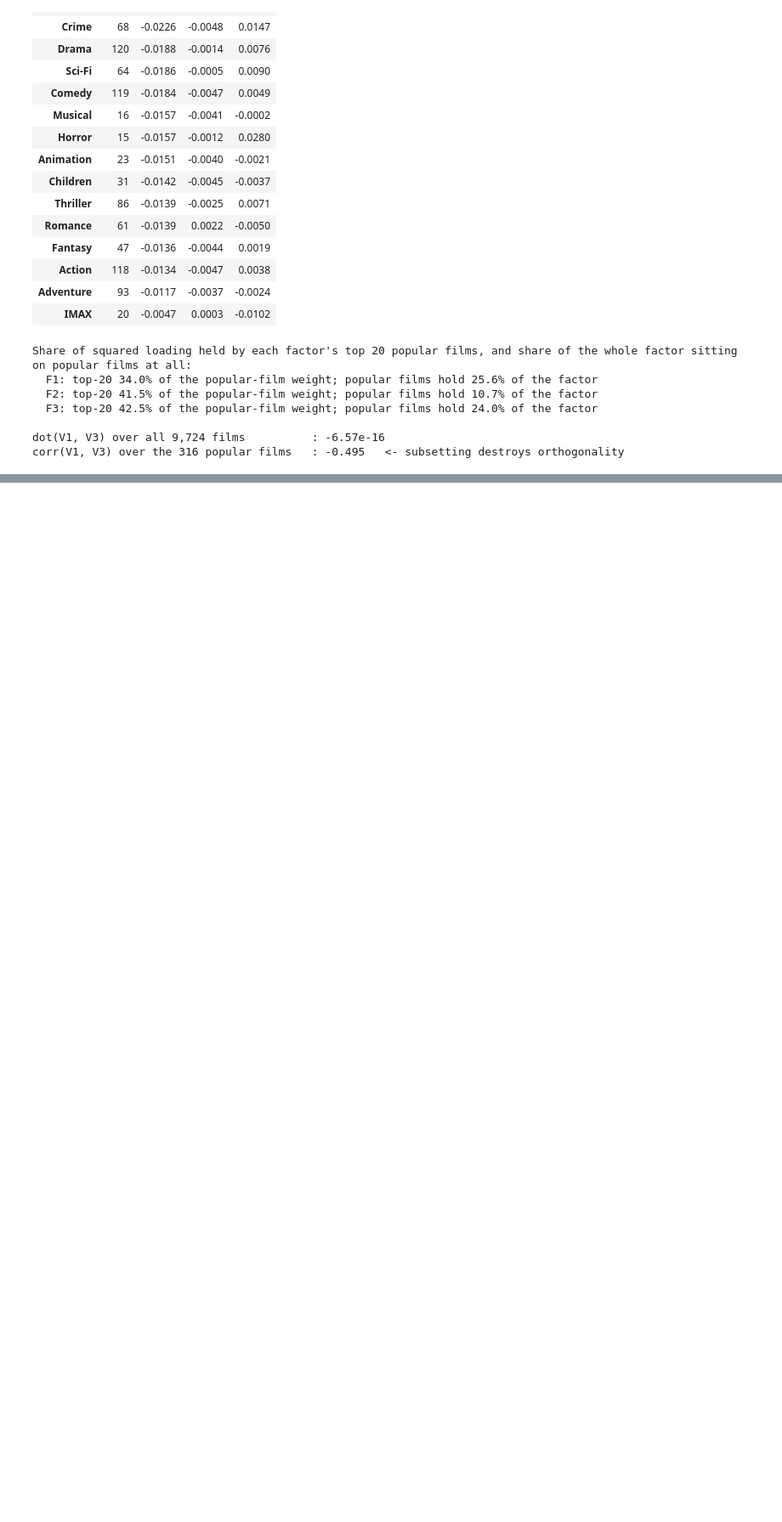
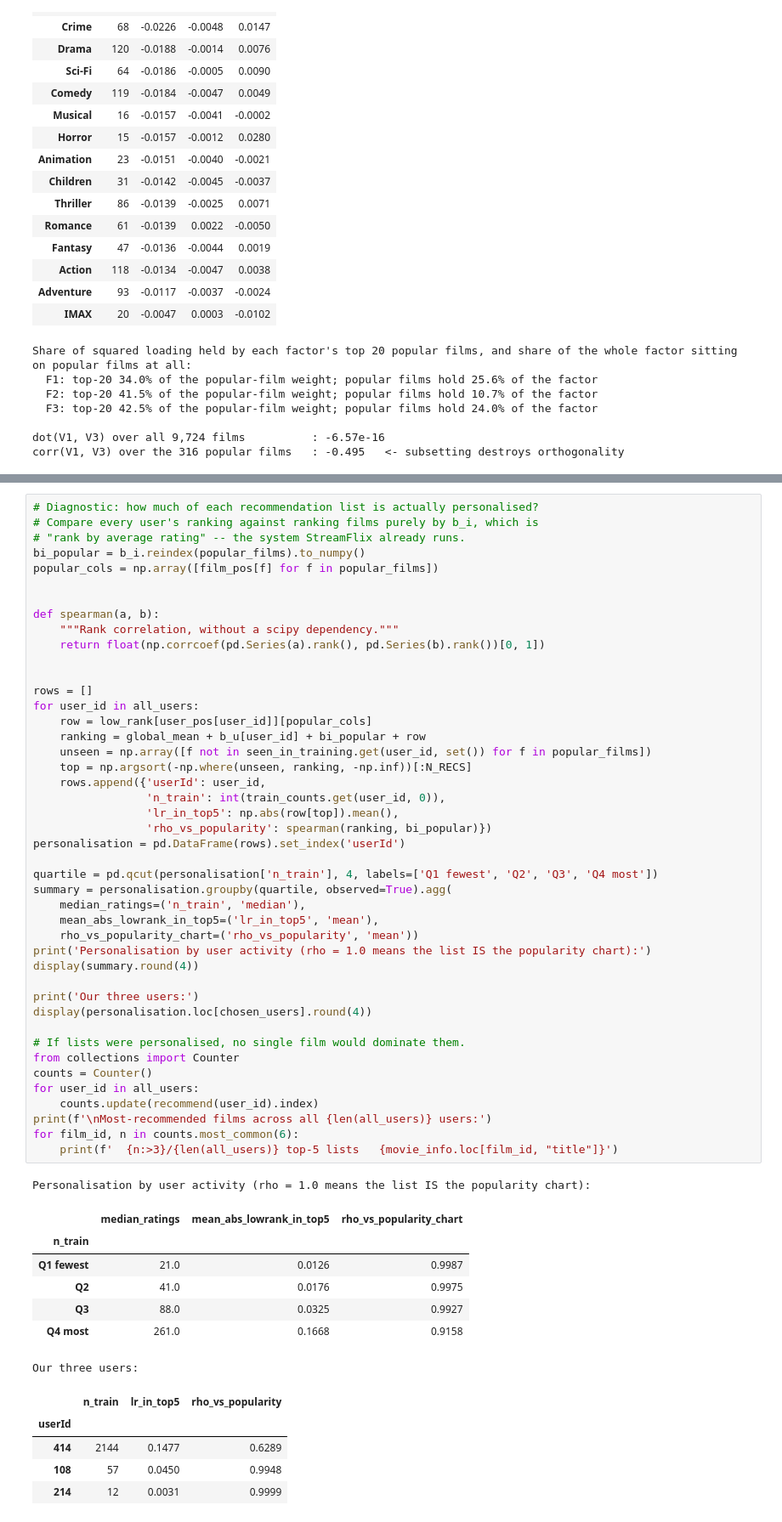
Before and after one commit to emarkow1/EECE-5644-miniproject-04, a Jupyter notebook: miniproject04.ipynb, the cells around one changed output, grey strips where cells are left out. Shown at 85% size. Cells and saved outputs as stored; diff of their text form; blank space fills up the shorter version.

```diff
--- a/miniproject04.ipynb
+++ b/miniproject04.ipynb
@@ -996,0 +995,58 @@ return.
+# %%
+# Diagnostic: how much of each recommendation list is actually personalised?
+# Compare every user's ranking against ranking films purely by b_i, which is
+# "rank by average rating" -- the system StreamFlix already runs.
+bi_popular = b_i.reindex(popular_films).to_numpy()
+popular_cols = np.array([film_pos[f] for f in popular_films])
+
+
+def spearman(a, b):
+    """Rank correlation, without a scipy dependency."""
+    return float(np.corrcoef(pd.Series(a).rank(), pd.Series(b).rank())[0, 1])
+
+
+rows = []
+for user_id in all_users:
+    row = low_rank[user_pos[user_id]][popular_cols]
+    ranking = global_mean + b_u[user_id] + bi_popular + row
+    unseen = np.array([f not in seen_in_training.get(user_id, set()) for f in popular_films])
+    top = np.argsort(-np.where(unseen, ranking, -np.inf))[:N_RECS]
+    rows.append({'userId': user_id,
+                 'n_train': int(train_counts.get(user_id, 0)),
+                 'lr_in_top5': np.abs(row[top]).mean(),
+                 'rho_vs_popularity': spearman(ranking, bi_popular)})
+personalisation = pd.DataFrame(rows).set_index('userId')
+
+quartile = pd.qcut(personalisation['n_train'], 4, labels=['Q1 fewest', 'Q2', 'Q3', 'Q4 most'])
+summary = personalisation.groupby(quartile, observed=True).agg(
+    median_ratings=('n_train', 'median'),
+    mean_abs_lowrank_in_top5=('lr_in_top5', 'mean'),
+    rho_vs_popularity_chart=('rho_vs_popularity', 'mean'))
+print('Personalisation by user activity (rho = 1.0 means the list IS the popularity chart):')
+display(summary.round(4))
+
+print('Our three users:')
+display(personalisation.loc[chosen_users].round(4))
+
+# If lists were personalised, no single film would dominate them.
+from collections import Counter
+counts = Counter()
+for user_id in all_users:
+    counts.update(recommend(user_id).index)
+print(f'\nMost-recommended films across all {len(all_users)} users:')
+for film_id, n in counts.most_common(6):
+    print(f'  {n:>3}/{len(all_users)} top-5 lists   {movie_info.loc[film_id, "title"]}')
+# %% [output]
+Personalisation by user activity (rho = 1.0 means the list IS the popularity chart):
+|  | median_ratings | mean_abs_lowrank_in_top5 | rho_vs_popularity_chart |
+| n_train |  |  |  |
+| Q1 fewest | 21.0 | 0.0126 | 0.9987 |
+| Q2 | 41.0 | 0.0176 | 0.9975 |
+| Q3 | 88.0 | 0.0325 | 0.9927 |
+| Q4 most | 261.0 | 0.1668 | 0.9158 |
+Our three users:
+|  | n_train | lr_in_top5 | rho_vs_popularity |
+| userId |  |  |  |
+| 414 | 2144 | 0.1477 | 0.6289 |
+| 108 | 57 | 0.0450 | 0.9948 |
+| 214 | 12 | 0.0031 | 0.9999 |
```
Also changed, not shown: parts of 12 cells of this notebook, 1 other file.
